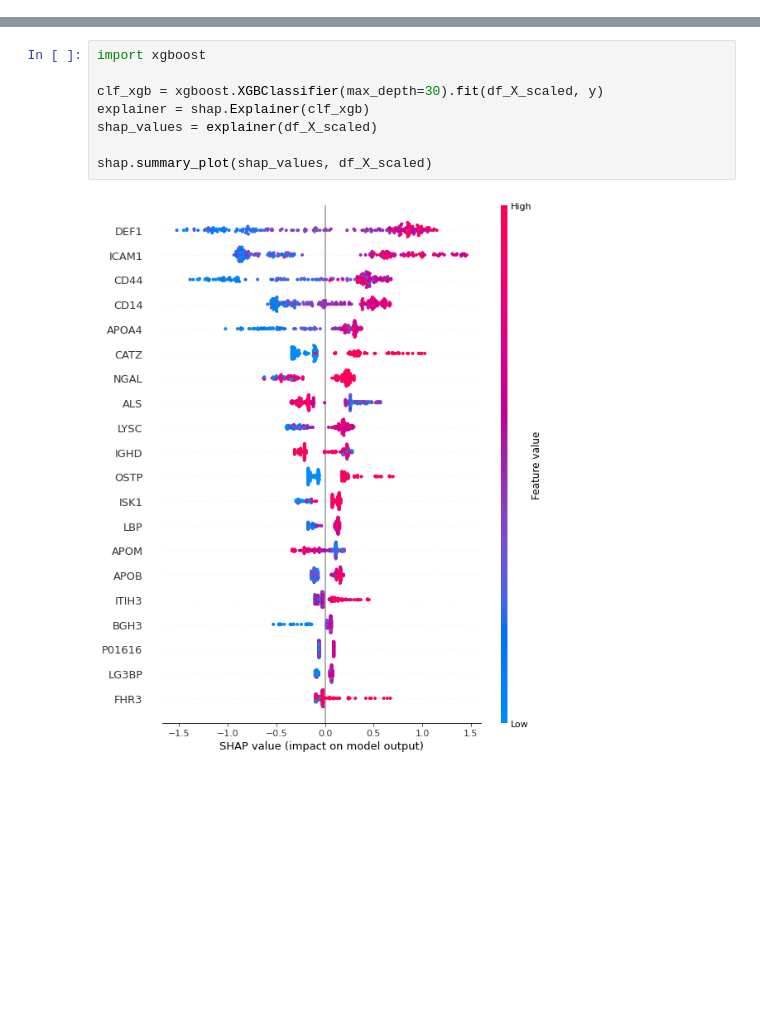
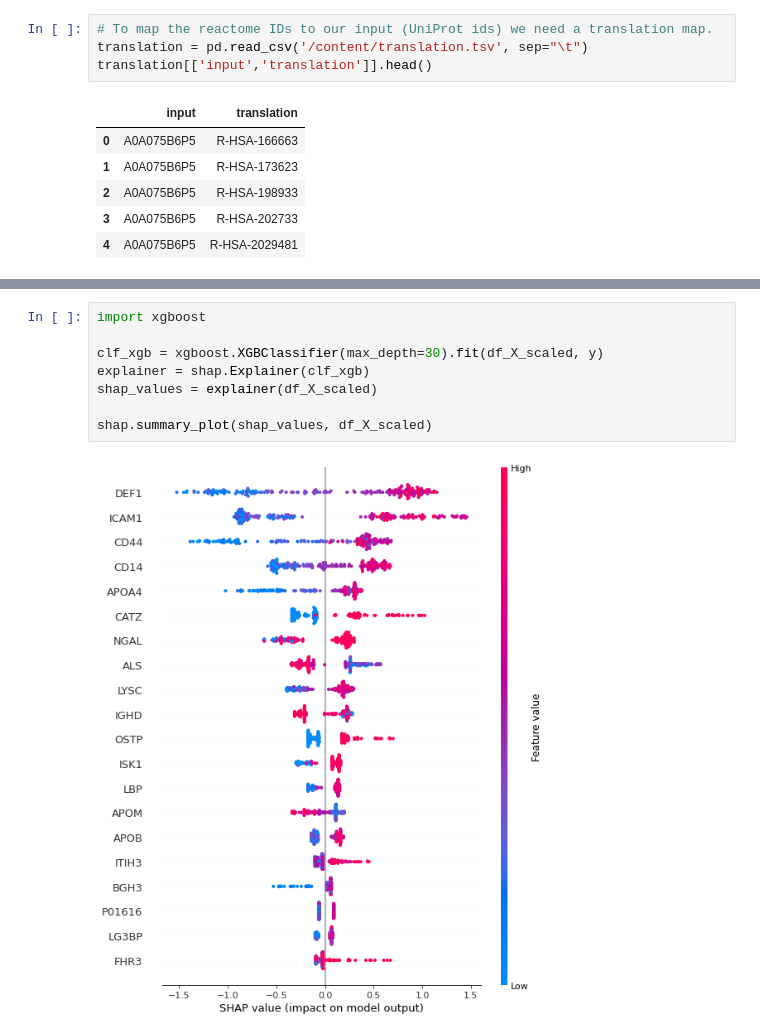
Before and after one commit to ErikHartman/BMEN35, a Jupyter notebook: BMEN35_SHAP.ipynb, the cells around one changed output, grey strips where cells are left out. Drawn from its saved outputs; the diff is of its cells as text; blank space fills up the shorter version.

```diff
--- a/BMEN35_SHAP.ipynb
+++ b/BMEN35_SHAP.ipynb
@@ -47,0 +93,11 @@ def get_proteins_triv_name(proteins):
+# %%
+# To map the reactome IDs to our input (UniProt ids) we need a translation map.
+translation = pd.read_csv('/content/translation.tsv', sep="\t")
+translation[['input','translation']].head()
+# %% [output]
+|  | input | translation |
+| 0 | A0A075B6P5 | R-HSA-166663 |
+| 1 | A0A075B6P5 | R-HSA-173623 |
+| 2 | A0A075B6P5 | R-HSA-198933 |
+| 3 | A0A075B6P5 | R-HSA-202733 |
+| 4 | A0A075B6P5 | R-HSA-2029481 |
```
Also changed, not shown: parts of 17 cells of this notebook.
